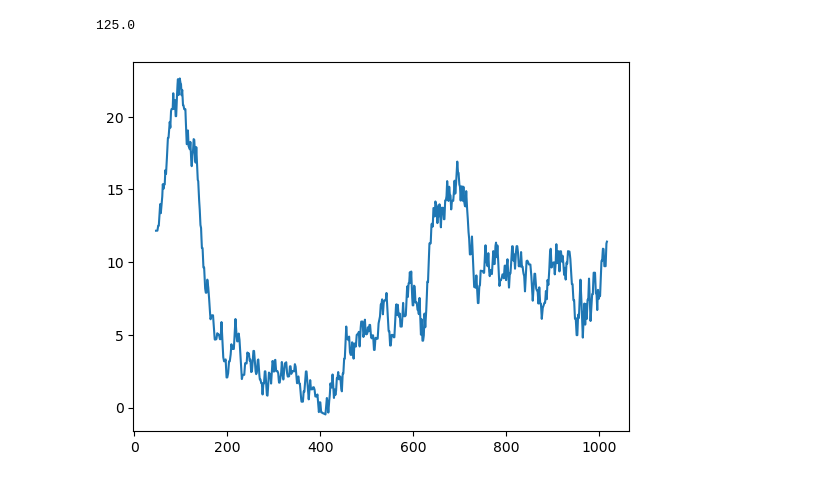
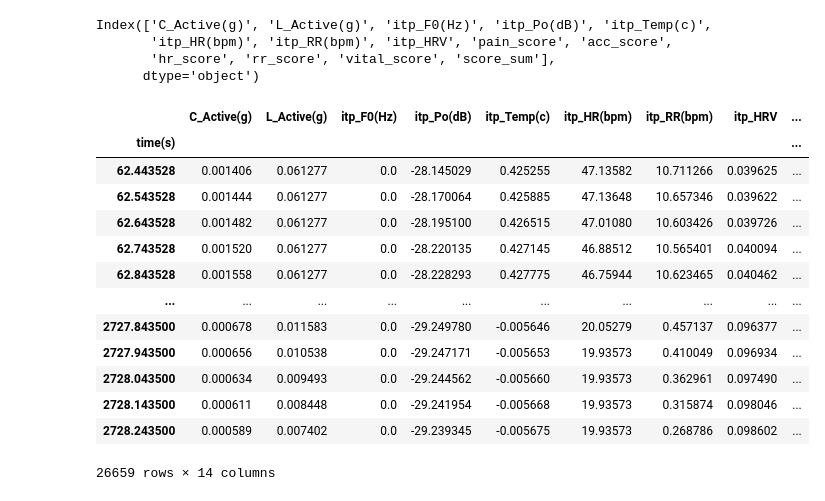
Before and after one commit to Shiyuan-Duan/LabelPain, a Jupyter notebook: label_pain.ipynb, the cells around one changed output. Saved outputs shown, nothing was run; the diff lists cells and outputs as text; code cells hidden in the pictures.

```diff
--- a/label_pain.ipynb
+++ b/label_pain.ipynb
@@ -31,6 +5,0 @@ df
-# %%
-plt.plot(data['data_df']['itp_RR(bpm)'])
-print(data['base_hr'])
-# %% [output]
-125.0
-[figure, removed]
@@ -36,0 +8,24 @@ print(data['base_hr'])
+# %%
+data_df.columns
+# %% [output]
+Index(['C_Active(g)', 'L_Active(g)', 'itp_F0(Hz)', 'itp_Po(dB)', 'itp_Temp(c)',
+       'itp_HR(bpm)', 'itp_RR(bpm)', 'itp_HRV', 'pain_score', 'acc_score',
+       'hr_score', 'rr_score', 'vital_score', 'score_sum'],
+      dtype='object')
+# %%
+data_df
+# %% [output]
+|  | C_Active(g) | L_Active(g) | itp_F0(Hz) | itp_Po(dB) | itp_Temp(c) | itp_HR(bpm) | itp_RR(bpm) | itp_HRV | ... |
+| time(s) |  |  |  |  |  |  |  |  | ... |
+| 62.443528 | 0.001406 | 0.061277 | 0.0 | -28.145029 | 0.425255 | 47.13582 | 10.711266 | 0.039625 | ... |
+| 62.543528 | 0.001444 | 0.061277 | 0.0 | -28.170064 | 0.425885 | 47.13648 | 10.657346 | 0.039622 | ... |
+| 62.643528 | 0.001482 | 0.061277 | 0.0 | -28.195100 | 0.426515 | 47.01080 | 10.603426 | 0.039726 | ... |
+| 62.743528 | 0.001520 | 0.061277 | 0.0 | -28.220135 | 0.427145 | 46.88512 | 10.565401 | 0.040094 | ... |
+| 62.843528 | 0.001558 | 0.061277 | 0.0 | -28.228293 | 0.427775 | 46.75944 | 10.623465 | 0.040462 | ... |
+| ... | ... | ... | ... | ... | ... | ... | ... | ... | ... |
+| 2727.843500 | 0.000678 | 0.011583 | 0.0 | -29.249780 | -0.005646 | 20.05279 | 0.457137 | 0.096377 | ... |
+| 2727.943500 | 0.000656 | 0.010538 | 0.0 | -29.247171 | -0.005653 | 19.93573 | 0.410049 | 0.096934 | ... |
+| 2728.043500 | 0.000634 | 0.009493 | 0.0 | -29.244562 | -0.005660 | 19.93573 | 0.362961 | 0.097490 | ... |
+| 2728.143500 | 0.000611 | 0.008448 | 0.0 | -29.241954 | -0.005668 | 19.93573 | 0.315874 | 0.098046 | ... |
+| 2728.243500 | 0.000589 | 0.007402 | 0.0 | -29.239345 | -0.005675 | 19.93573 | 0.268786 | 0.098602 | ... |
+26659 rows × 14 columns
```
Also changed, not shown: parts of 6 cells of this notebook, 4 other files.
